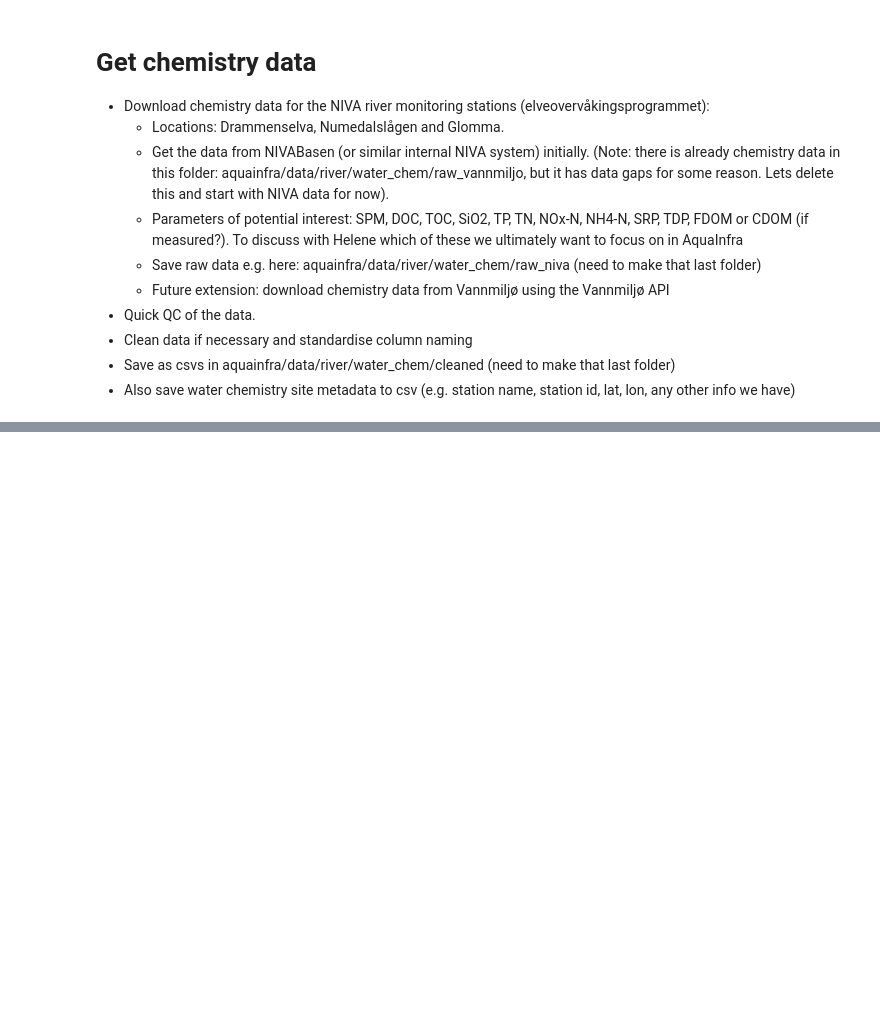
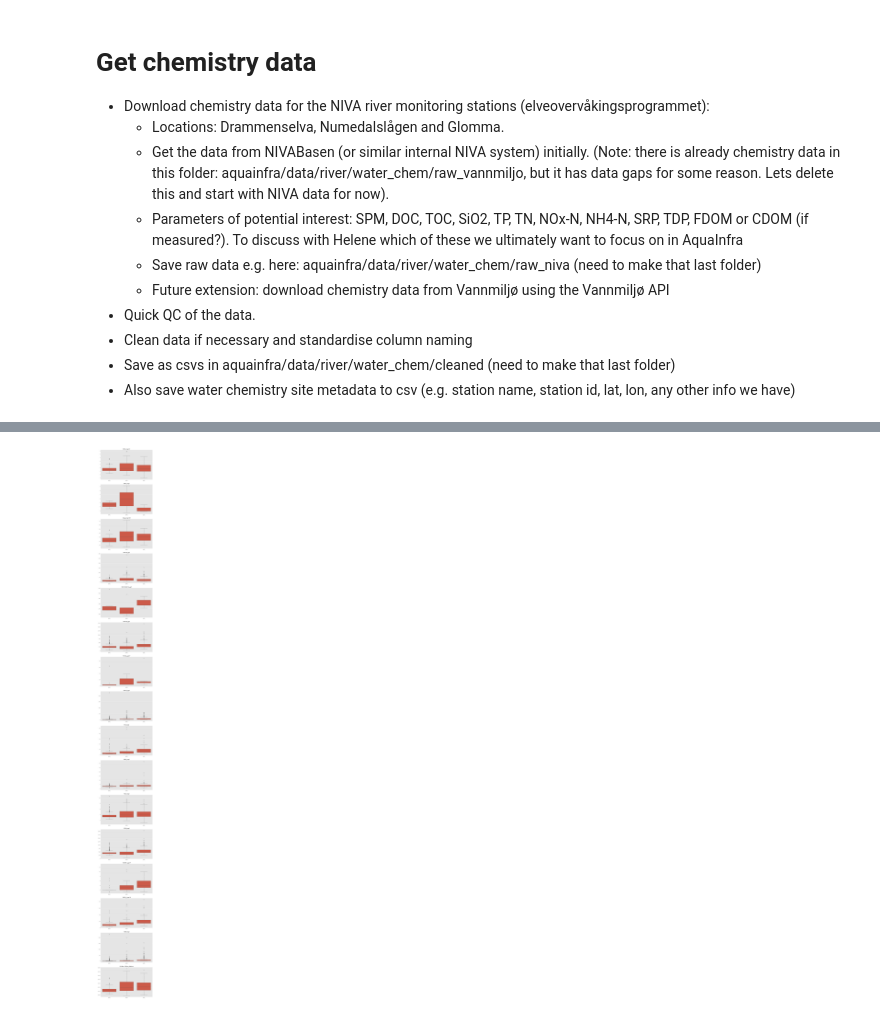
Before and after one commit to NIVANorge/niva-aquainfra, a Jupyter notebook: code/river_inputs/chem1_get_data.ipynb, the cells around one changed output, grey strips where cells are left out. Saved outputs shown, nothing was run; the diff lists cells and outputs as text; code cells hidden in the pictures; blank space fills up the shorter version.

Commit message:
get water chemistry data and quick data screening

```diff
--- a/code/river_inputs/chem1_get_data.ipynb
+++ b/code/river_inputs/chem1_get_data.ipynb
@@ -15,0 +148,5 @@ import pandas as pd
+# %%
+wc_df, dup_df = nivapy.da.select_ndb_water_chemistry(
+    sel_stn_df, par_df, st_dt, end_dt, eng, lod_flags=False, drop_dups=True
+)
+wc_df.head()
@@ -15,0 +240,23 @@ import pandas as pd
+# %%
+# Group by station_id and station_name
+grouped = wc_df.groupby(['station_id', 'station_name'])
+
+# Initialize a dictionary to store the results
+results = {}
+
+# Iterate over each group
+for (station_id, station_name), group in grouped:
+    results[(station_id, station_name)] = {}
+    for variable in variables:
+        # Drop NaN values for the variable
+        non_na_group = group.dropna(subset=[variable])
+        if not non_na_group.empty:
+            start_year = non_na_group['sample_date'].dt.year.min()
+            end_year = non_na_group['sample_date'].dt.year.max()
+            results[(station_id, station_name)][variable] = (start_year, end_year)
+
+# Print the results
+for station, variables in results.items():
+    print(f"Station: {station}")
+    for variable, (start_year, end_year) in variables.items():
+        print(f"  {variable}: Start Year = {start_year}, End Year = {end_year}")
@@ -15,0 +281,17 @@ import pandas as pd
+# %%
+# Raw data distribution
+wc_df['sample_date'] = pd.to_datetime(wc_df['sample_date'])
+
+# Create a single figure with boxplots for each variable
+fig, axes = plt.subplots(nrows=len(variables), ncols=1, figsize=(10, len(variables) * 6))
+
+for i, var in enumerate(variables):
+    sns.boxplot(x='station_code', y=var, data=wc_df, ax=axes[i])
+    axes[i].set_title(f'{var}')
+    axes[i].set_xlabel(' ')
+    axes[i].set_ylabel(' ')
+
+plt.tight_layout()
+plt.show()
+# %% [output]
+[figure, added]
```
Also changed, not shown: parts of 30 cells of this notebook.
